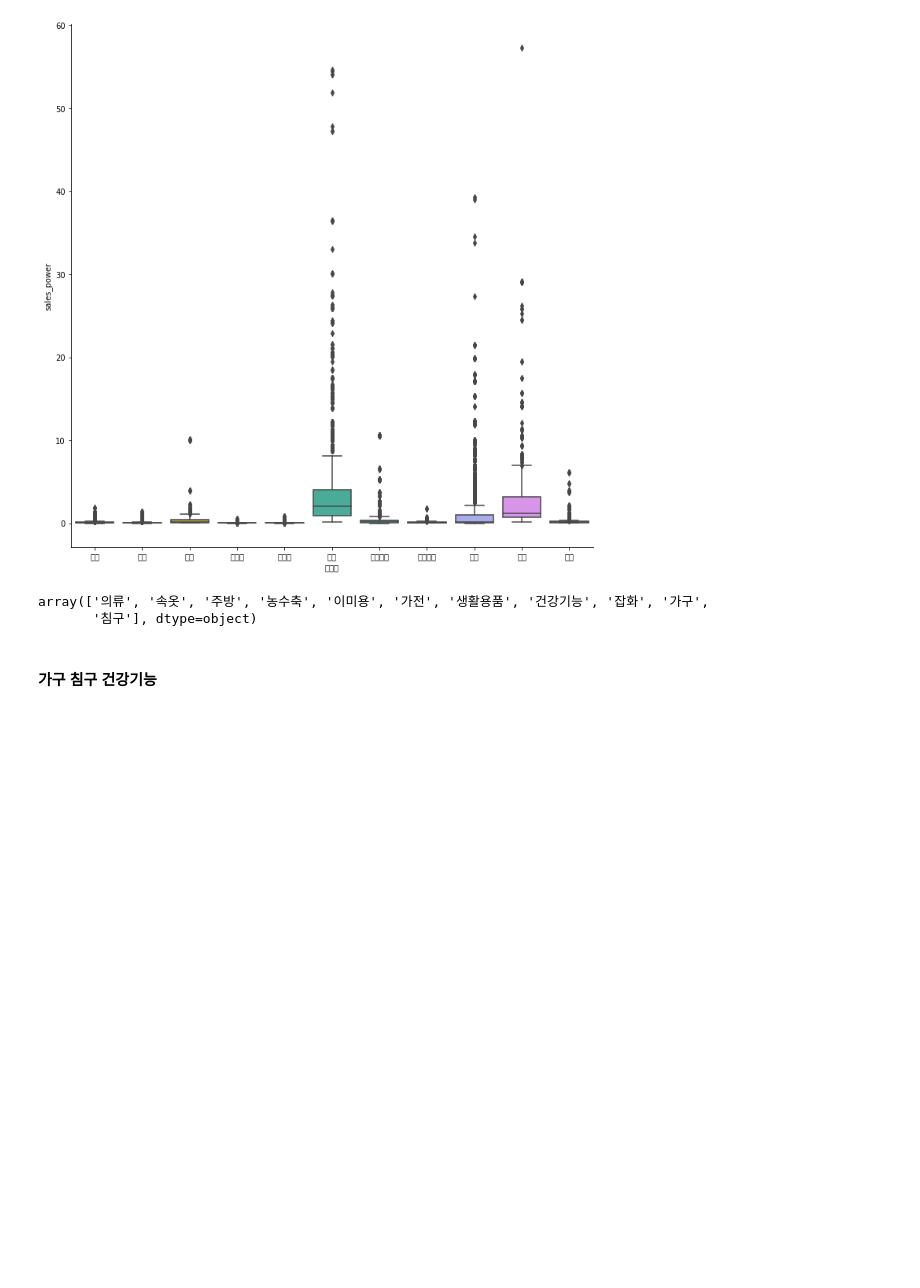
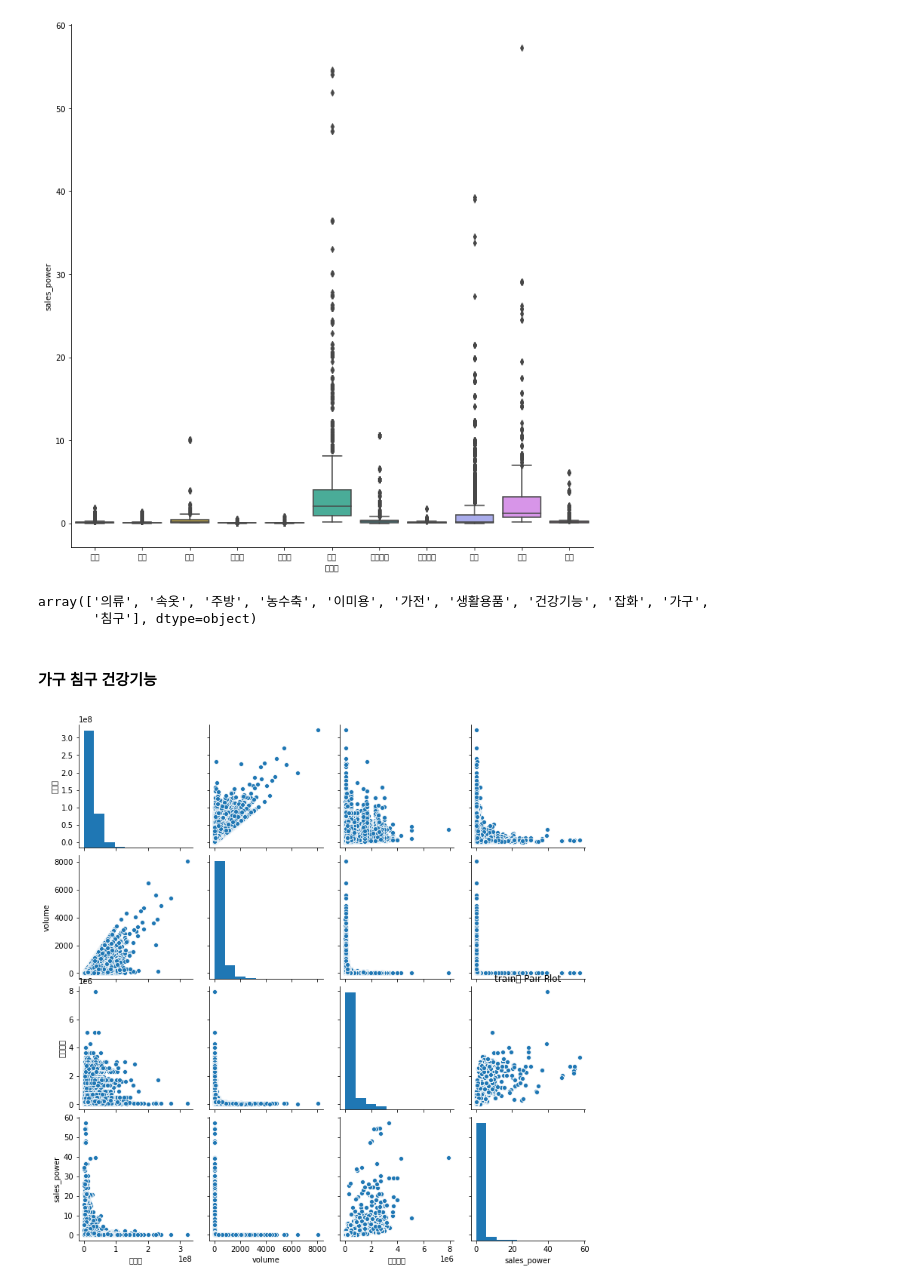
Before and after one commit to s-seo/bigcon_2020_mmmz, a Jupyter notebook: engine/yj_eda.ipynb, the cells around one changed output. Drawn from its saved outputs; the diff is of its cells as text; code cells hidden in the pictures; blank space fills up the shorter version.

```diff
--- a/engine/yj_eda.ipynb
+++ b/engine/yj_eda.ipynb
@@ -208,7 +208,9 @@ array(['의류', '속옷', '주방', '농수축', '이미용', '가전', '생활
 # %% [markdown]
 #### 가구 침구 건강기능
 # %%
-train_float =
-sns.pairplot(iris)
-plt.title("Iris Data의 Pair Plot")
+train_float = train[['취급액','volume','판매단가','sales_power']]
+sns.pairplot(train_float)
+plt.title("train의 Pair Plot")
 plt.show()
+# %% [output]
+[figure, added]
```
Also changed, not shown: parts of 25 cells of this notebook.
